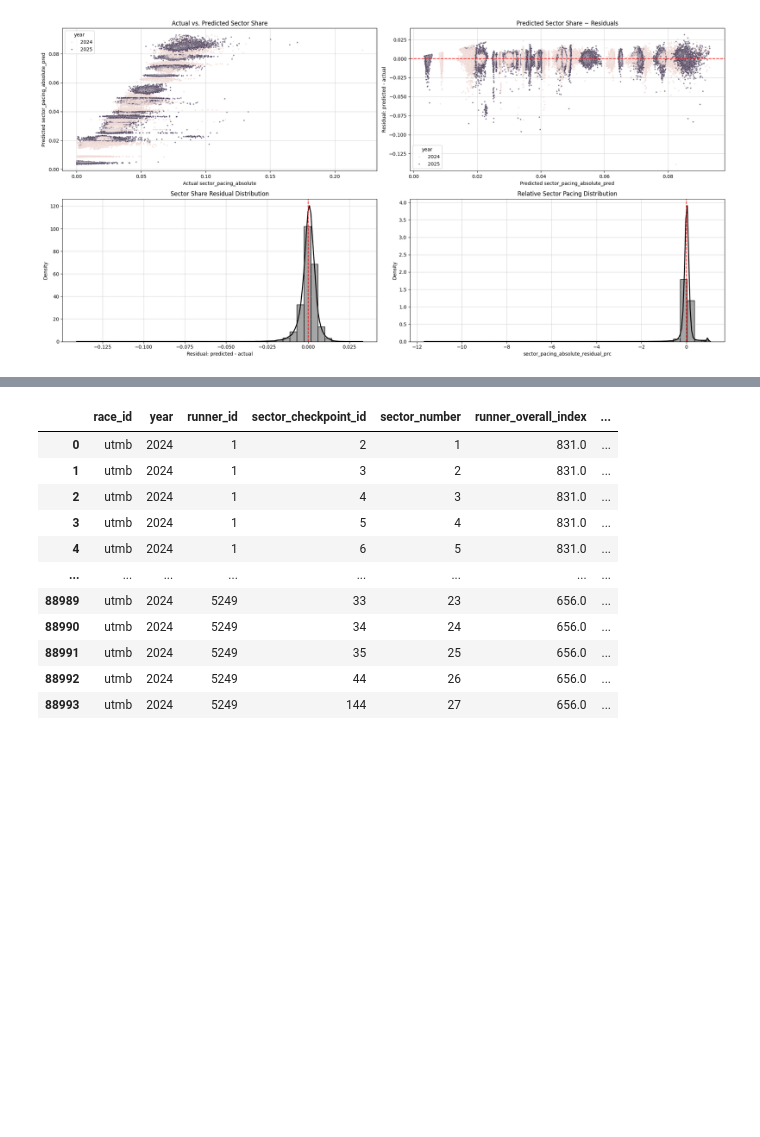
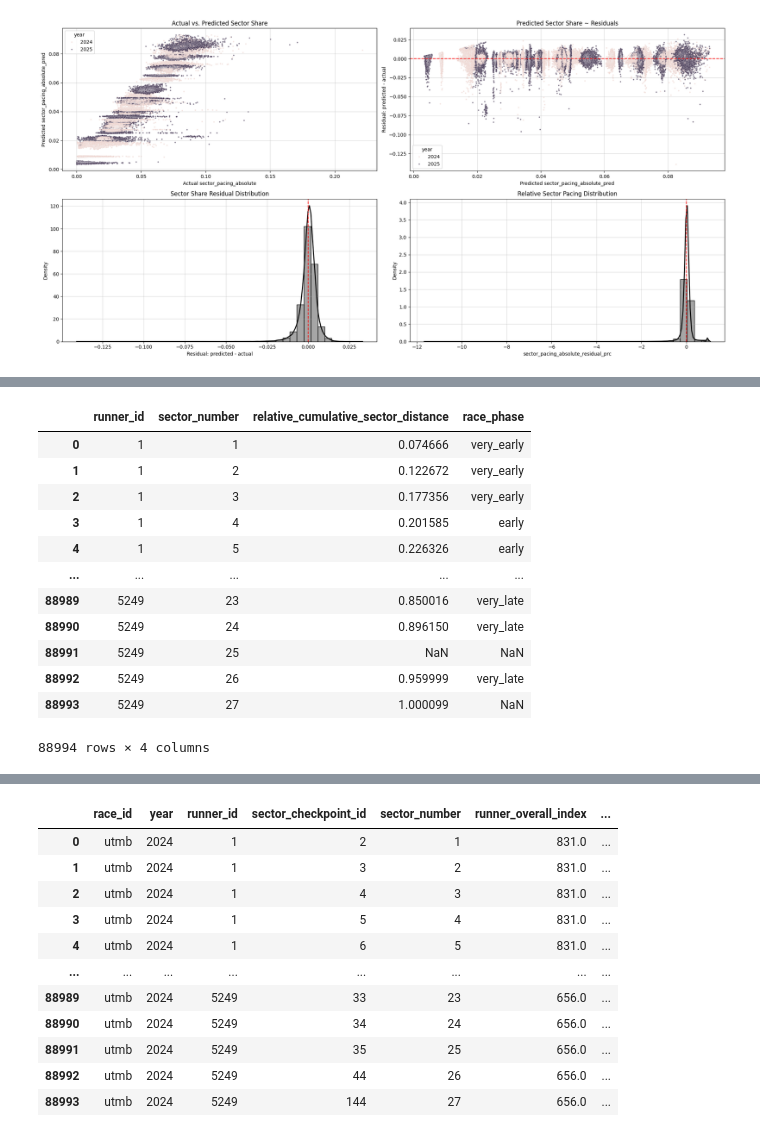
Before and after one commit to 1312Bravo/Path-To-UTMB, a Jupyter notebook: pacing_strategy/research.ipynb, the cells around one changed output, grey strips where cells are left out. Drawn from its saved outputs; the diff is of its cells as text; code cells hidden in the pictures; blank space fills up the shorter version.

```diff
--- a/pacing_strategy/research.ipynb
+++ b/pacing_strategy/research.ipynb
@@ -58,6 +63,13 @@ for year in years:
 # %% [output]
 Data for year 2024 fetched and loaded successfully
 Data for year 2025 fetched and loaded successfully
+# %%
+# UTMB GPX
+gpx_file_path = "utmb_2025_course.gpx"
+with open(gpx_file_path, "r") as f:
+    utmb_gpx = gpxpy.parse(f)
+
+utmb_course_df = gpx_to_tabular(utmb_gpx)
 # %% [markdown]
 Connect Race data & Sector data - Dict
 # %%
@@ -1255,0 +1358,29 @@ Define "race progress"
+# %%
+# Define race phases - 5
+runner_race_sector_data_finisher_df = (
+    runner_race_sector_data_finisher_df
+    .assign(
+        race_phase = lambda df: pd.cut(
+            df["relative_cumulative_sector_distance"],
+            bins = [0, 0.2, 0.4, 0.6, 0.8, 1],
+            labels = ["very_early", "early", "middle", "late", "very_late"],
+            include_lowest = True,
+        ),
+        race_phase_time_min = lambda df: (
+            df.groupby(["runner_id", "year", "race_phase"], observed = True)["sector_time_moving_min"]
+            .transform("sum")
+        ),
+        race_phase_distance_km = lambda df: (
+            df.groupby(["runner_id", "year", "race_phase"], observed = True)["sector_distance_km"]
+            .transform("sum")
+        ),
+        race_phase_elevation_gain_m = lambda df: (
+            df.groupby(["runner_id", "year", "race_phase"], observed = True)["sector_elevation_gain_m"]
+            .transform("sum")
+        ),
+        race_phase_elevation_loss_m = lambda df: (
+            df.groupby(["runner_id", "year", "race_phase"], observed = True)["sector_elevation_loss_m"]
+            .transform("sum")
+        ),
+    )
+)
@@ -1272 +1524,17 @@ runner_race_sector_data_finisher_df.loc[:, runner_race_sector_data_finisher_df.c
+# %%
+runner_race_sector_data_finisher_df[["runner_id", "sector_number", "relative_cumulative_sector_distance", "race_phase"]]
+# %% [output]
+|  | runner_id | sector_number | relative_cumulative_sector_distance | race_phase |
+| 0 | 1 | 1 | 0.074666 | very_early |
+| 1 | 1 | 2 | 0.122672 | very_early |
+| 2 | 1 | 3 | 0.177356 | very_early |
+| 3 | 1 | 4 | 0.201585 | early |
+| 4 | 1 | 5 | 0.226326 | early |
+| ... | ... | ... | ... | ... |
+| 88989 | 5249 | 23 | 0.850016 | very_late |
+| 88990 | 5249 | 24 | 0.896150 | very_late |
+| 88991 | 5249 | 25 | NaN | NaN |
+| 88992 | 5249 | 26 | 0.959999 | very_late |
+| 88993 | 5249 | 27 | 1.000099 | NaN |
+88994 rows × 4 columns
 # %%
```
Also changed, not shown: parts of 11 cells of this notebook, 1 other file.
